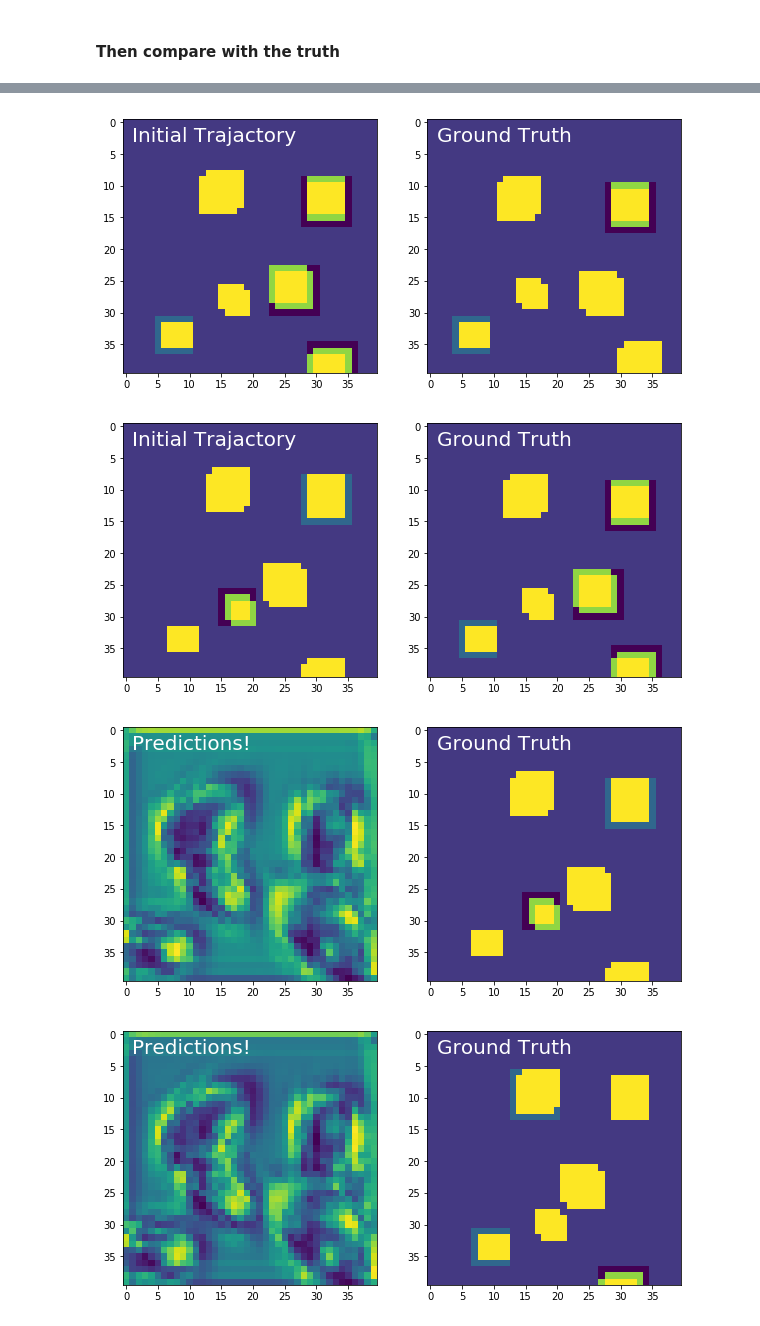
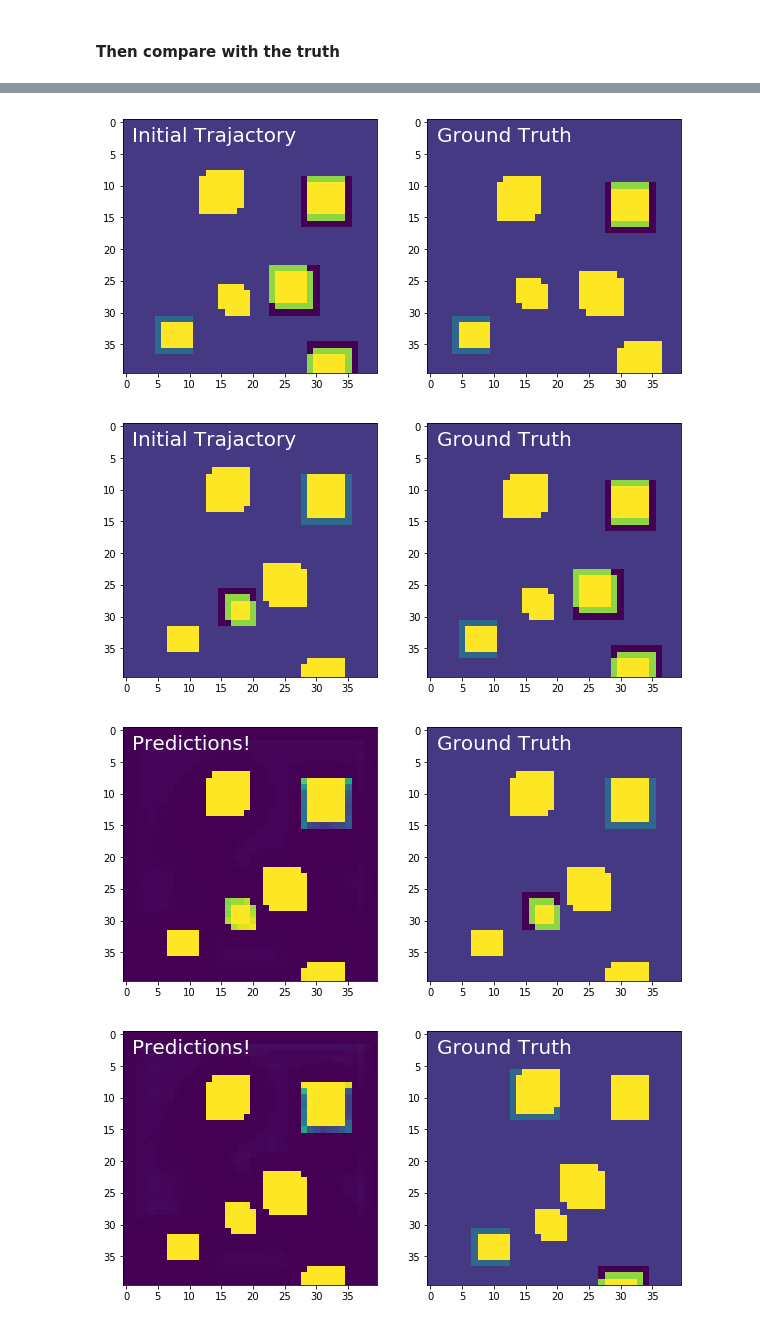
Before and after one commit to GaoYang-Thu/learn-keras-in-tensorflow, a Jupyter notebook: keras_lstm_conv_video.ipynb, the cells around one changed output, grey strips where cells are left out. Drawn from its saved outputs; the diff is of its cells as text; code cells hidden in the pictures.

```diff
--- a/keras_lstm_conv_video.ipynb
+++ b/keras_lstm_conv_video.ipynb
@@ -146,11 +154,16 @@ KeyboardInterrupt:
+# %%
+working_pwd = '/Users/Yang/Projects/keras-examples/keras_lstm_conv_video/'
+from keras.models import load_model
+
+model.load_weights(working_pwd + 'model_lstm_conv_weights.h5')
 # %% [markdown]
 #### Test the model on a movie
 # %%
 example_mov = 1004
-track = noisy_movies[example_mov][:7,:,:,:]
+track = noisy_movies[example_mov][:7,::,::,::]
 
 for j in range(16):
-    new_position = model.predict(track[np.newaxis,:,:,:,:], verbose = 1)
-    new = new_position[:,-1,:,:,:]
+    new_position = model.predict(track[np.newaxis,::,::,::,::], verbose = 1)
+    new = new_position[::,-1,::,::,::]
     track = np.concatenate((track,new), axis = 0)
 # %% [output]
@@ -173,36 +186,37 @@ for j in range(16):
 # %% [markdown]
 #### Then compare with the truth
 # %%
-track2 = noisy_movies[example_mov]
+track2 = noisy_movies[example_mov][::,::,::,::]
 
 for i in range(15):
     fig = plt.figure(figsize = (10,5))
     ax = fig.add_subplot(121)
 
     if i >= 7:
         ax.text(1,3,'Predictions!', fontsize = 20, color = 'w')
     else:
         ax.text(1,3,'Initial Trajactory', fontsize = 20, color = 'w')
 
     toplot = track[i,:,:,0]
     plt.imshow(toplot)
 
     ax = fig.add_subplot(122)
     plt.text(1,3,'Ground Truth', fontsize = 20, color = 'w')
 
     toplot = track2[i,:,:,0]
     if i >= 2:
         toplot = shifted_movies[example_mov][i - 1,:,:,0]
 
     plt.imshow(toplot)
-    plt.savefig('{:03d}_animate.png'.format(i + 1))
+    plt.savefig(working_pwd + '{:03d}_animate.png'.format(i + 1))
+    print()
 # %% [output]
 [figure]
 [figure]
 [figure]
 [figure]
 [figure]
 [figure]
 [figure]
-[figure, old version]
+[figure, new version]
-[figure, old version]
+[figure, new version]
```
Also changed, not shown: parts of 9 cells of this notebook.
